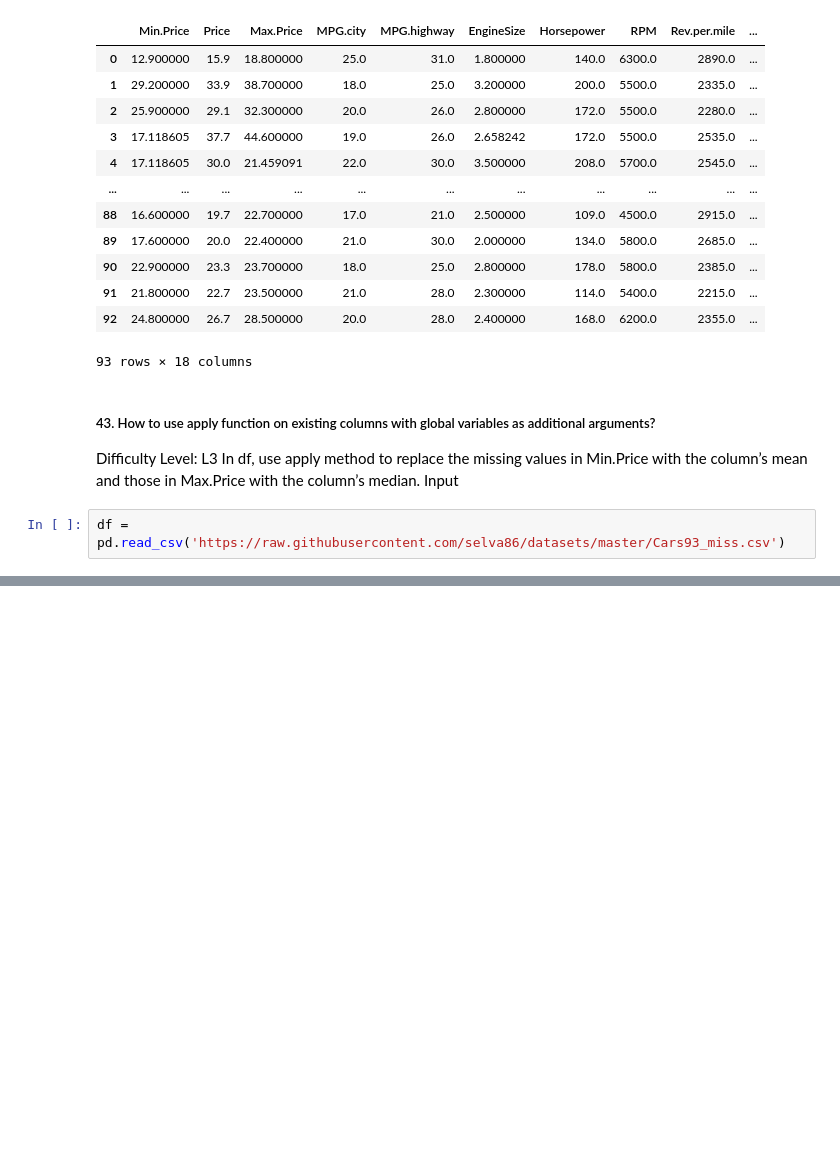
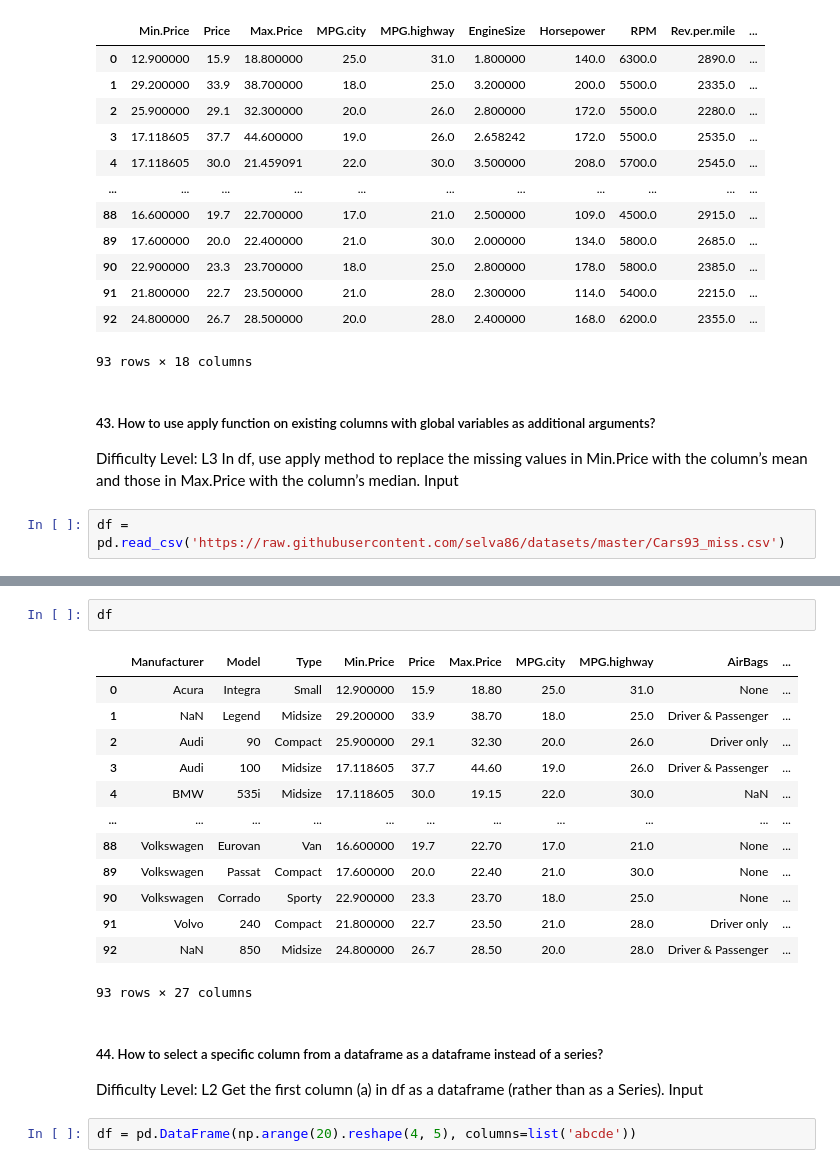
Before and after one commit to ishebarshina/Python_course, a Jupyter notebook: 101_Pandas_Exercises_for_Data_Analysis.ipynb, the cells around one changed output, grey strips where cells are left out. Saved outputs shown, nothing was run; the diff lists cells and outputs as text; blank space fills up the shorter version.

```diff
--- a/101_Pandas_Exercises_for_Data_Analysis.ipynb
+++ b/101_Pandas_Exercises_for_Data_Analysis.ipynb
@@ -1641,0 +1693,21 @@ df = pd.read_csv('https://raw.githubusercontent.com/selva86/datasets/master/Cars
+# %%
+df
+# %% [output]
+|  | Manufacturer | Model | Type | Min.Price | Price | Max.Price | MPG.city | MPG.highway | AirBags | ... |
+| 0 | Acura | Integra | Small | 12.900000 | 15.9 | 18.80 | 25.0 | 31.0 | None | ... |
+| 1 | NaN | Legend | Midsize | 29.200000 | 33.9 | 38.70 | 18.0 | 25.0 | Driver & Passenger | ... |
+| 2 | Audi | 90 | Compact | 25.900000 | 29.1 | 32.30 | 20.0 | 26.0 | Driver only | ... |
+| 3 | Audi | 100 | Midsize | 17.118605 | 37.7 | 44.60 | 19.0 | 26.0 | Driver & Passenger | ... |
+| 4 | BMW | 535i | Midsize | 17.118605 | 30.0 | 19.15 | 22.0 | 30.0 | NaN | ... |
+| ... | ... | ... | ... | ... | ... | ... | ... | ... | ... | ... |
+| 88 | Volkswagen | Eurovan | Van | 16.600000 | 19.7 | 22.70 | 17.0 | 21.0 | None | ... |
+| 89 | Volkswagen | Passat | Compact | 17.600000 | 20.0 | 22.40 | 21.0 | 30.0 | None | ... |
+| 90 | Volkswagen | Corrado | Sporty | 22.900000 | 23.3 | 23.70 | 18.0 | 25.0 | None | ... |
+| 91 | Volvo | 240 | Compact | 21.800000 | 22.7 | 23.50 | 21.0 | 28.0 | Driver only | ... |
+| 92 | NaN | 850 | Midsize | 24.800000 | 26.7 | 28.50 | 20.0 | 28.0 | Driver & Passenger | ... |
+93 rows × 27 columns
+# %% [markdown]
+##### 44. How to select a specific column from a dataframe as a dataframe instead of a series?
+Difficulty Level: L2 Get the first column (a) in df as a dataframe (rather than as a Series). Input
+# %%
+df = pd.DataFrame(np.arange(20).reshape(4, 5), columns=list('abcde'))
```
Also changed, not shown: parts of 109 cells of this notebook.
